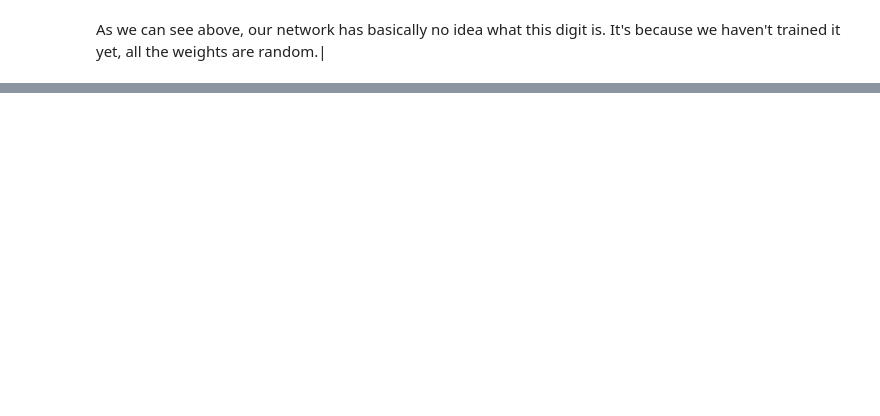
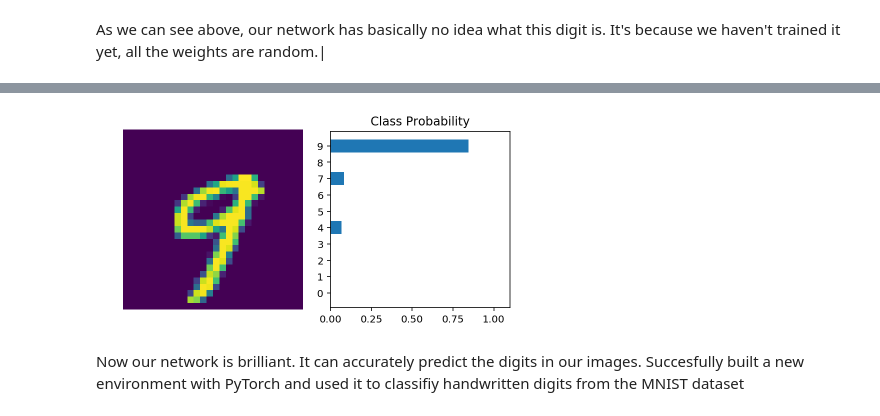
Before and after one commit to geekquad/Handwritten-Digit-Prediction, a Jupyter notebook: Handwritten Digit Recognition .ipynb, the cells around one changed output, grey strips where cells are left out. Drawn from its saved outputs; the diff is of its cells as text; code cells hidden in the pictures; blank space fills up the shorter version.

```diff
--- a/Handwritten Digit Recognition .ipynb
+++ b/Handwritten Digit Recognition .ipynb
@@ -272,0 +327,11 @@ After backward pass:
+# %%
+images, labels = next(iter(trainloader))
+img = images[0].view(1, 784)
+with torch.no_grad():
+    logps = model(img)
+ps = torch.exp(logps)
+helper.view_classify(img.view(1, 28, 28), ps)
+# %% [output]
+[figure, added]
+# %% [markdown]
+Now our network is brilliant. It can accurately predict the digits in our images. Succesfully built a new environment with PyTorch and used it to classifiy handwritten digits from the MNIST dataset
```
Also changed, not shown: parts of 9 cells of this notebook.
